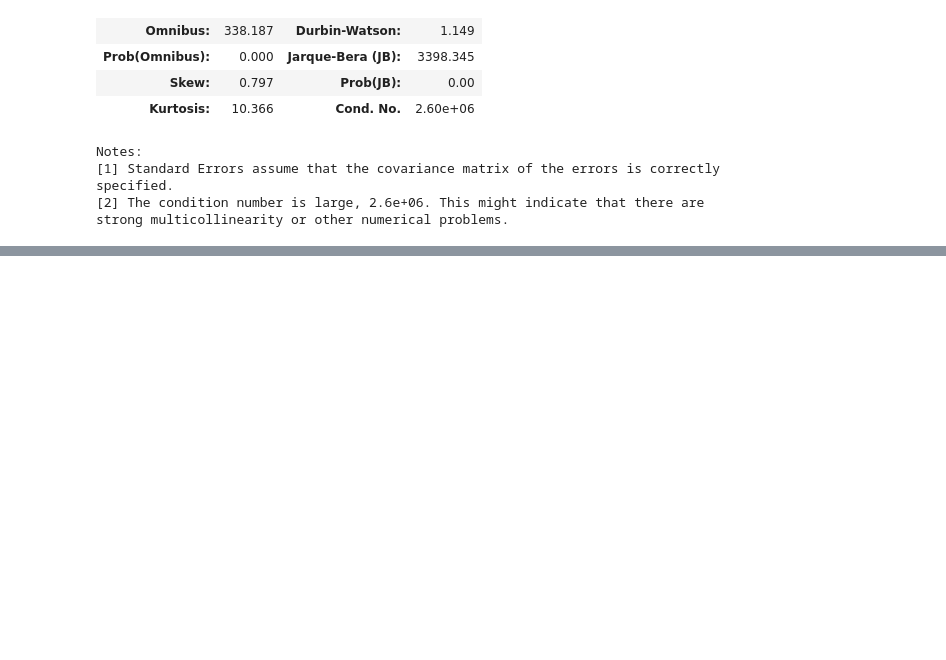
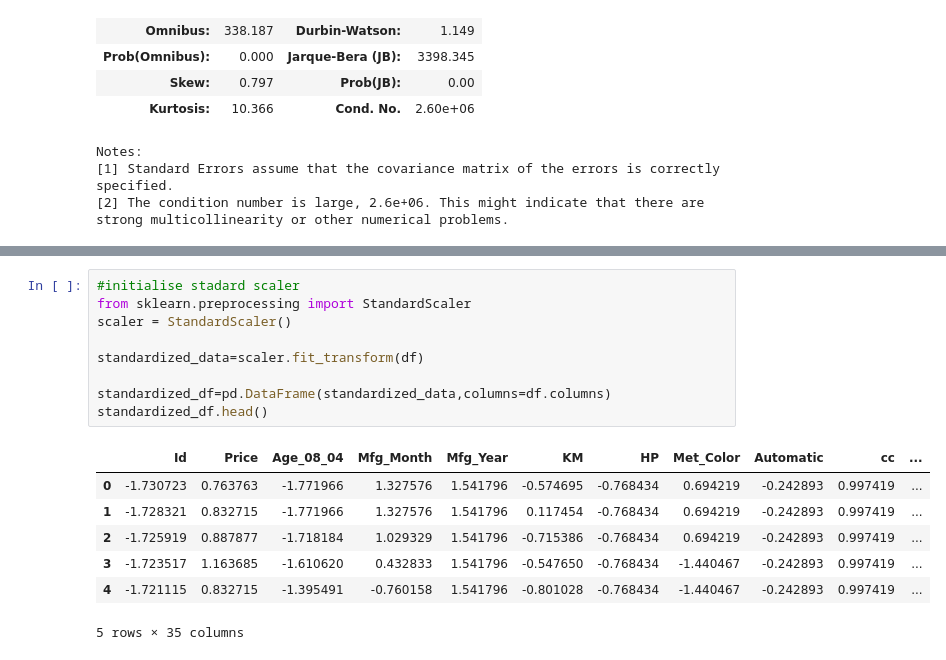
Before and after one commit to SisirBhargav/Zeta-aiml, a Jupyter notebook: Toyata.ipynb, the cells around one changed output, grey strips where cells are left out. Saved outputs shown, nothing was run; the diff lists cells and outputs as text; blank space fills up the shorter version.

```diff
--- a/Toyata.ipynb
+++ b/Toyata.ipynb
@@ -111,0 +118,17 @@ strong multicollinearity or other numerical problems.
+# %%
+#initialise stadard scaler
+from sklearn.preprocessing import StandardScaler
+scaler = StandardScaler()
+
+standardized_data=scaler.fit_transform(df)
+
+standardized_df=pd.DataFrame(standardized_data,columns=df.columns)
+standardized_df.head()
+# %% [output]
+|  | Id | Price | Age_08_04 | Mfg_Month | Mfg_Year | KM | HP | Met_Color | Automatic | cc | ... |
+| 0 | -1.730723 | 0.763763 | -1.771966 | 1.327576 | 1.541796 | -0.574695 | -0.768434 | 0.694219 | -0.242893 | 0.997419 | ... |
+| 1 | -1.728321 | 0.832715 | -1.771966 | 1.327576 | 1.541796 | 0.117454 | -0.768434 | 0.694219 | -0.242893 | 0.997419 | ... |
+| 2 | -1.725919 | 0.887877 | -1.718184 | 1.029329 | 1.541796 | -0.715386 | -0.768434 | 0.694219 | -0.242893 | 0.997419 | ... |
+| 3 | -1.723517 | 1.163685 | -1.610620 | 0.432833 | 1.541796 | -0.547650 | -0.768434 | -1.440467 | -0.242893 | 0.997419 | ... |
+| 4 | -1.721115 | 0.832715 | -1.395491 | -0.760158 | 1.541796 | -0.801028 | -0.768434 | -1.440467 | -0.242893 | 0.997419 | ... |
+5 rows × 35 columns
```
Also changed, not shown: parts of 1 cell of this notebook.
